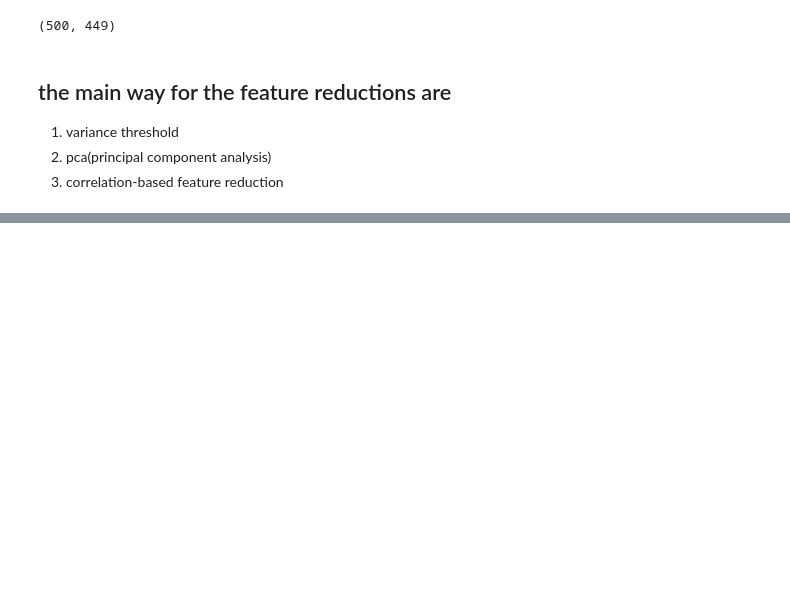
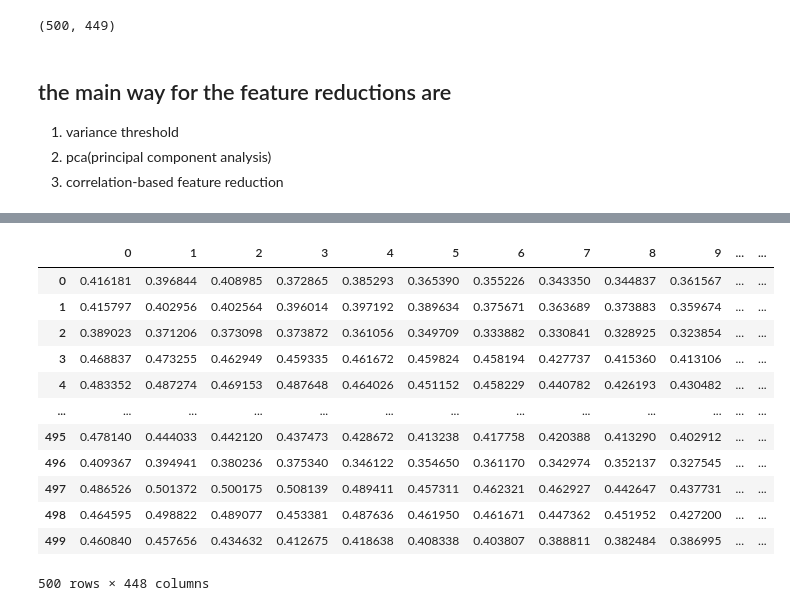
Before and after one commit to Gajender0707/ImagoAI_Assignment, a Jupyter notebook: research/trainer.ipynb, the cells around one changed output, grey strips where cells are left out. Saved outputs shown, nothing was run; the diff lists cells and outputs as text; code cells hidden in the pictures; blank space fills up the shorter version.

```diff
--- a/research/trainer.ipynb
+++ b/research/trainer.ipynb
@@ -145,0 +173,16 @@ train_data,test_data=train_test_split(data,test_size=0.2)
+# %%
+X
+# %% [output]
+|  | 0 | 1 | 2 | 3 | 4 | 5 | 6 | 7 | 8 | 9 | ... | ... |
+| 0 | 0.416181 | 0.396844 | 0.408985 | 0.372865 | 0.385293 | 0.365390 | 0.355226 | 0.343350 | 0.344837 | 0.361567 | ... | ... |
+| 1 | 0.415797 | 0.402956 | 0.402564 | 0.396014 | 0.397192 | 0.389634 | 0.375671 | 0.363689 | 0.373883 | 0.359674 | ... | ... |
+| 2 | 0.389023 | 0.371206 | 0.373098 | 0.373872 | 0.361056 | 0.349709 | 0.333882 | 0.330841 | 0.328925 | 0.323854 | ... | ... |
+| 3 | 0.468837 | 0.473255 | 0.462949 | 0.459335 | 0.461672 | 0.459824 | 0.458194 | 0.427737 | 0.415360 | 0.413106 | ... | ... |
+| 4 | 0.483352 | 0.487274 | 0.469153 | 0.487648 | 0.464026 | 0.451152 | 0.458229 | 0.440782 | 0.426193 | 0.430482 | ... | ... |
+| ... | ... | ... | ... | ... | ... | ... | ... | ... | ... | ... | ... | ... |
+| 495 | 0.478140 | 0.444033 | 0.442120 | 0.437473 | 0.428672 | 0.413238 | 0.417758 | 0.420388 | 0.413290 | 0.402912 | ... | ... |
+| 496 | 0.409367 | 0.394941 | 0.380236 | 0.375340 | 0.346122 | 0.354650 | 0.361170 | 0.342974 | 0.352137 | 0.327545 | ... | ... |
+| 497 | 0.486526 | 0.501372 | 0.500175 | 0.508139 | 0.489411 | 0.457311 | 0.462321 | 0.462927 | 0.442647 | 0.437731 | ... | ... |
+| 498 | 0.464595 | 0.498822 | 0.489077 | 0.453381 | 0.487636 | 0.461950 | 0.461671 | 0.447362 | 0.451952 | 0.427200 | ... | ... |
+| 499 | 0.460840 | 0.457656 | 0.434632 | 0.412675 | 0.418638 | 0.408338 | 0.403807 | 0.388811 | 0.382484 | 0.386995 | ... | ... |
+500 rows × 448 columns
```
Also changed, not shown: parts of 32 cells of this notebook, 1 other file.
